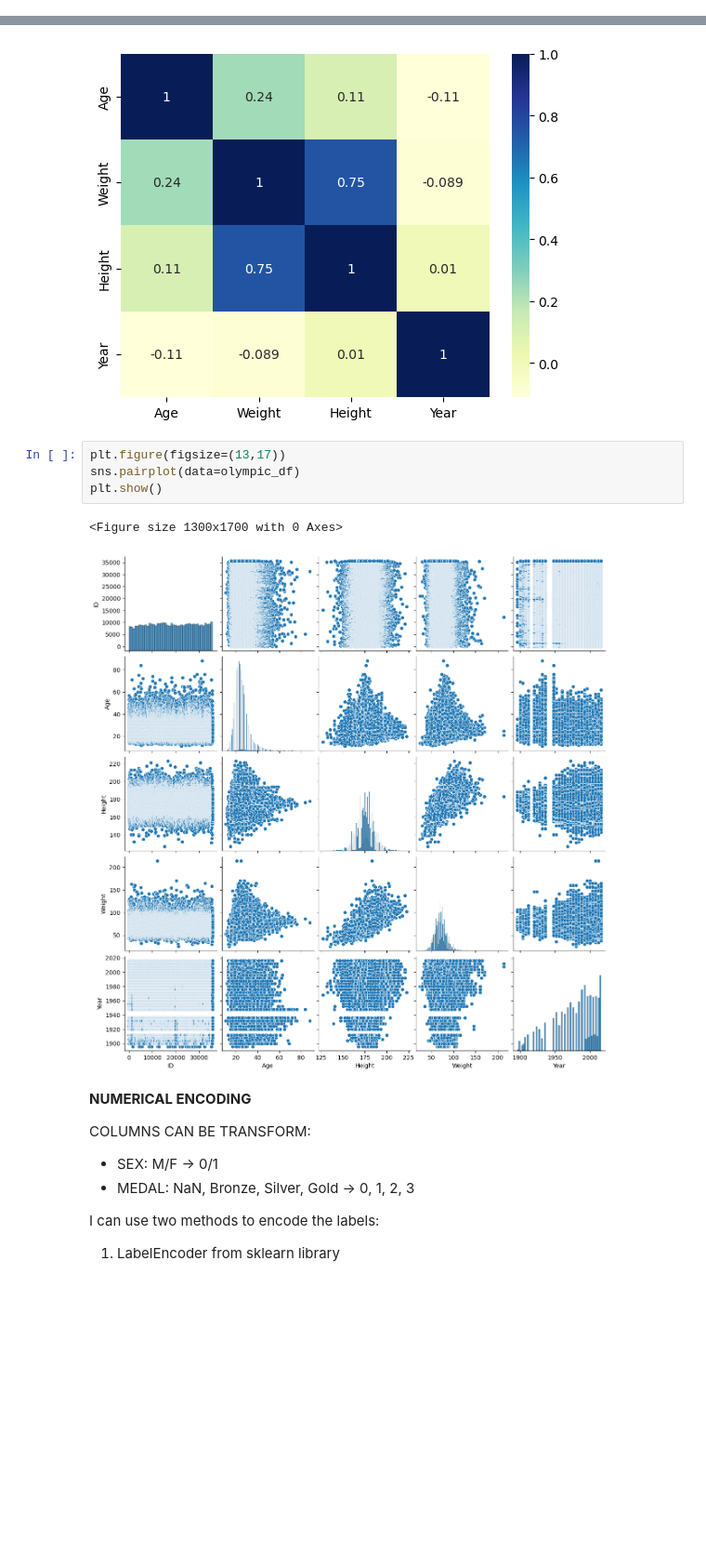
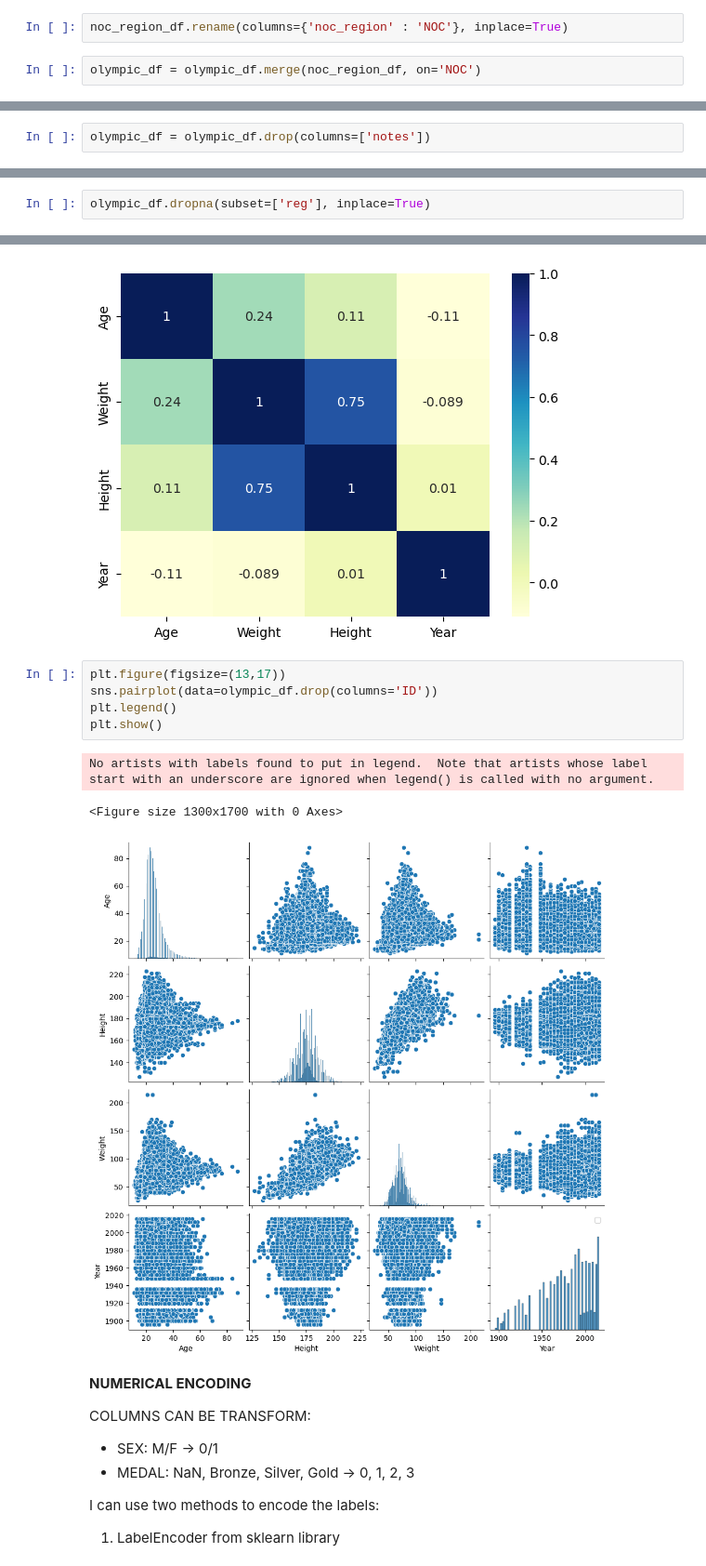
Before and after one commit to Onath/Programming_Project_Olympic_Data, a Jupyter notebook: VR503361_final_project_olympic_data.ipynb, the cells around one changed output, grey strips where cells are left out. Shown at 93% size. Saved outputs shown, nothing was run; the diff lists cells and outputs as text; blank space fills up the shorter version.

```diff
--- a/VR503361_final_project_olympic_data.ipynb
+++ b/VR503361_final_project_olympic_data.ipynb
@@ -136,0 +161,4 @@ dtype: int64
+# %%
+noc_region_df.rename(columns={'noc_region' : 'NOC'}, inplace=True)
+# %%
+olympic_df = olympic_df.merge(noc_region_df, on='NOC')
@@ -136,0 +178,2 @@ dtype: int64
+# %%
+olympic_df = olympic_df.drop(columns=['notes'])
@@ -181,0 +292,2 @@ dtype: int64
+# %%
+olympic_df.dropna(subset=['reg'], inplace=True)
@@ -417,11 +588,13 @@ sns.heatmap(corr_df.corr(), cmap="YlGnBu", annot=True)
 [figure]
 # %%
 plt.figure(figsize=(13,17))
-sns.pairplot(data=olympic_df)
+sns.pairplot(data=olympic_df.drop(columns='ID'))
+plt.legend()
 plt.show()
 # %% [output]
-<Figure size 1300x1700 with 0 Axes>
+No artists with labels found to put in legend.  Note that artists whose label start with an underscore are ignored when legend() is called with no argument.
+<Figure size 1300x1700 with 0 Axes>
-[figure, old version]
+[figure, new version]
 # %% [markdown]
 **NUMERICAL ENCODING**
 
```
Also changed, not shown: parts of 58 cells of this notebook, 1 other file.
